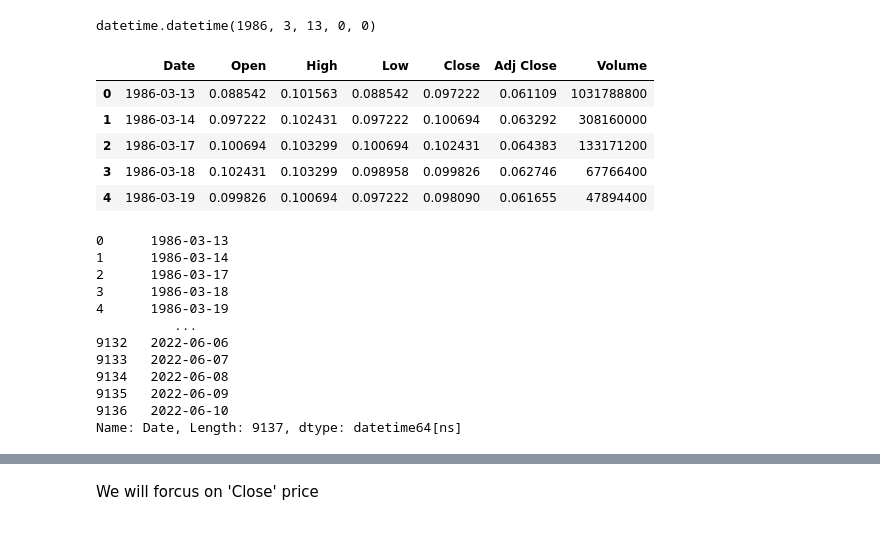
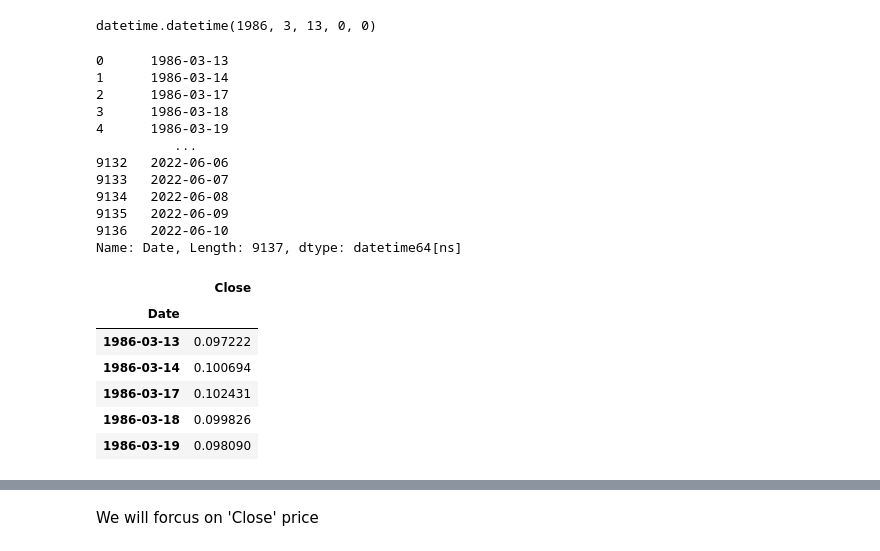
Before and after one commit to iteam1/predict-series-data-with-RNN, a Jupyter notebook: notebook.ipynb, the cells around one changed output, grey strips where cells are left out. Cells and saved outputs as stored; diff of their text form; code cells hidden in the pictures.

```diff
--- a/notebook.ipynb
+++ b/notebook.ipynb
@@ -72,30 +58,30 @@ datetime_object
 datetime.datetime(1986, 3, 13, 0, 0)
 # %%
 # apply the function to 'Date' column
-df['Date'] = df['Date'].apply(str_to_datetime)
-df.head()
+df1['Date'] = df1['Date'].apply(str_to_datetime)
+df1['Date']
 # %% [output]
-|  | Date | Open | High | Low | Close | Adj Close | Volume |
-| 0 | 1986-03-13 | 0.088542 | 0.101563 | 0.088542 | 0.097222 | 0.061109 | 1031788800 |
-| 1 | 1986-03-14 | 0.097222 | 0.102431 | 0.097222 | 0.100694 | 0.063292 | 308160000 |
-| 2 | 1986-03-17 | 0.100694 | 0.103299 | 0.100694 | 0.102431 | 0.064383 | 133171200 |
-| 3 | 1986-03-18 | 0.102431 | 0.103299 | 0.098958 | 0.099826 | 0.062746 | 67766400 |
-| 4 | 1986-03-19 | 0.099826 | 0.100694 | 0.097222 | 0.098090 | 0.061655 | 47894400 |
+0      1986-03-13
+1      1986-03-14
+2      1986-03-17
+3      1986-03-18
+4      1986-03-19
+          ...
+9132   2022-06-06
+9133   2022-06-07
+9134   2022-06-08
+9135   2022-06-09
+9136   2022-06-10
+Name: Date, Length: 9137, dtype: datetime64[ns]
-# %%
-df['Date']
-# %% [output]
-0      1986-03-13
-1      1986-03-14
-2      1986-03-17
-3      1986-03-18
-4      1986-03-19
-          ...
-9132   2022-06-06
-9133   2022-06-07
-9134   2022-06-08
-9135   2022-06-09
-9136   2022-06-10
-Name: Date, Length: 9137, dtype: datetime64[ns]
 # %%
 # set the index is Date column
-df.index = df.pop('Date')
+df1.index = df1.pop('Date')
+df1.head()
+# %% [output]
+|  | Close |
+| Date |  |
+| 1986-03-13 | 0.097222 |
+| 1986-03-14 | 0.100694 |
+| 1986-03-17 | 0.102431 |
+| 1986-03-18 | 0.099826 |
+| 1986-03-19 | 0.098090 |
```
Also changed, not shown: parts of 13 cells of this notebook, 2 other files.
